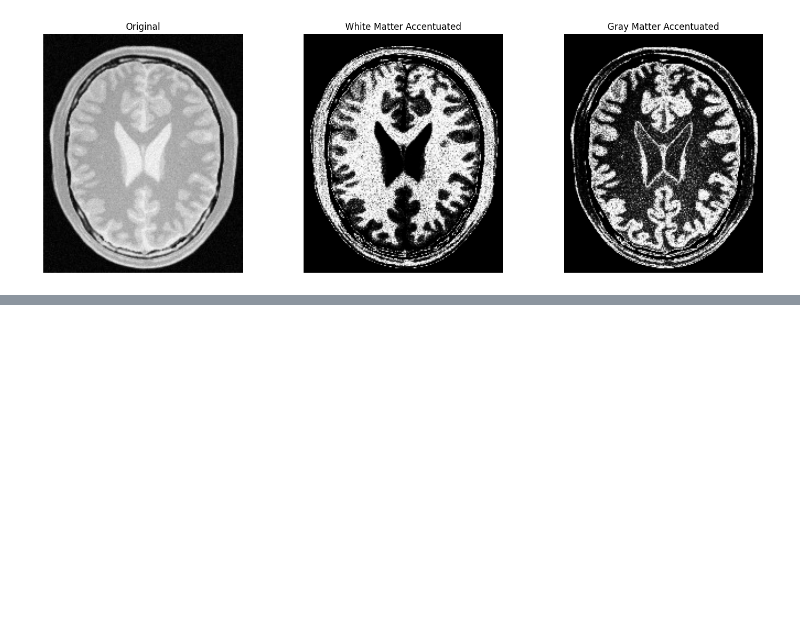
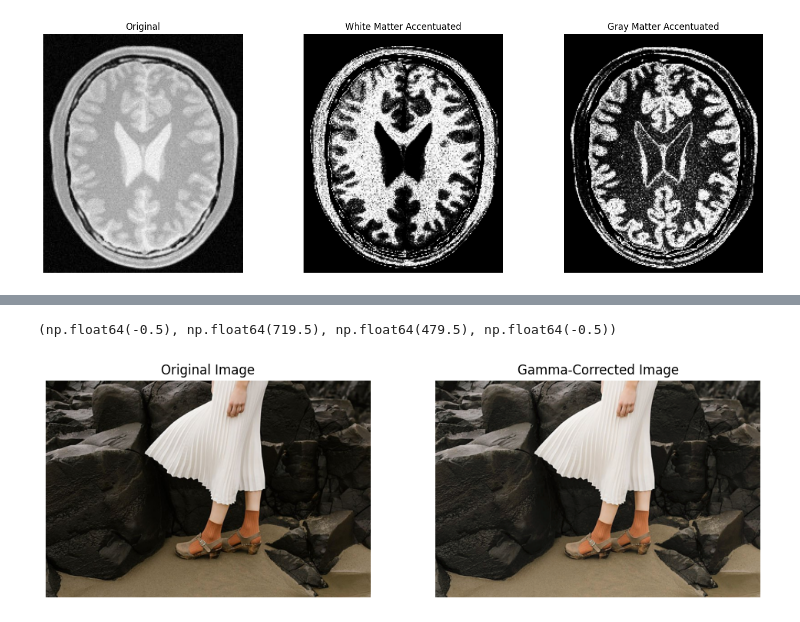
Before and after one commit to Minu-Fernando/EN3160, a Jupyter notebook: Assignment 1/Assignment_01.ipynb, the cells around one changed output, grey strips where cells are left out. Drawn from its saved outputs; the diff is of its cells as text; code cells hidden in the pictures; blank space fills up the shorter version.

```diff
--- a/Assignment 1/Assignment_01.ipynb
+++ b/Assignment 1/Assignment_01.ipynb
@@ -278,0 +288,35 @@ plt.show()
+# %%
+img3 = cv2.imread(r"C:\Users\minay\Desktop\ENTC\ACA\Semester 5\EN3160 - Image Processing and Machine Vision\Assignment\EN3160\Assignment 1\images\q3.jpeg")
+
+if img is None:
+    raise FileNotFoundError("Image could not be loaded. Check the file path.")
+# %%
+img3_lab = cv2.cvtColor(img3, cv2.COLOR_BGR2LAB)
+img3_rgb = cv2.cvtColor(img3, cv2.COLOR_BGR2RGB)
+L, a, b = cv2.split(img3_lab)
+# %%
+# Applying gamma correction to the L place.
+gamma = 0.8
+lut = np.array([((i / 255.0) ** gamma) * 255 for i in range(256)], dtype=np.uint8)
+
+L_modified = cv2.LUT(L, lut)
+
+# Merge back and convert to BGR
+corrected_lab = cv2.merge([L_modified, a, b])
+corrected_bgr = cv2.cvtColor(corrected_lab, cv2.COLOR_LAB2BGR)
+corrected_rgb = cv2.cvtColor(corrected_lab, cv2.COLOR_LAB2RGB)
+# %%
+fig, axes = plt.subplots(1, 2, figsize=(12, 10))
+colors = ('r', 'g', 'b')
+
+# --- Row 1: Images ---
+axes[0].imshow(img3_rgb)
+axes[0].set_title("Original Image")
+axes[0].axis("off")
+
+axes[1].imshow(corrected_rgb)
+axes[1].set_title("Gamma-Corrected Image")
+axes[1].axis("off")
+# %% [output]
+(np.float64(-0.5), np.float64(719.5), np.float64(479.5), np.float64(-0.5))
+[figure, added]
```
Also changed, not shown: parts of 7 cells of this notebook, 1 other file.
